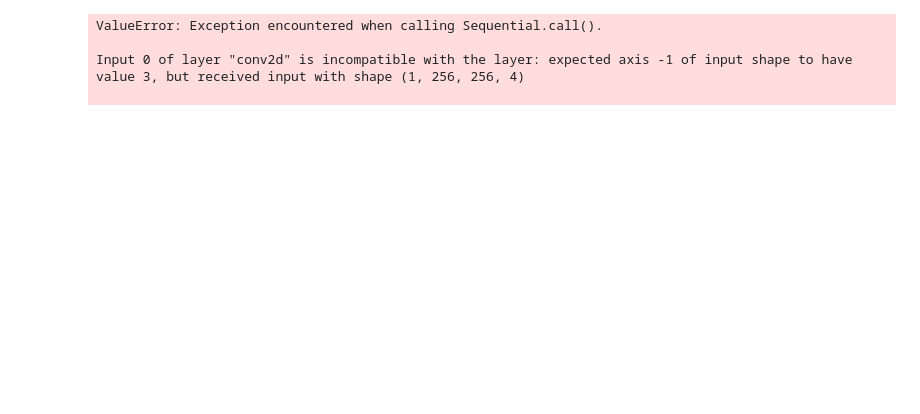
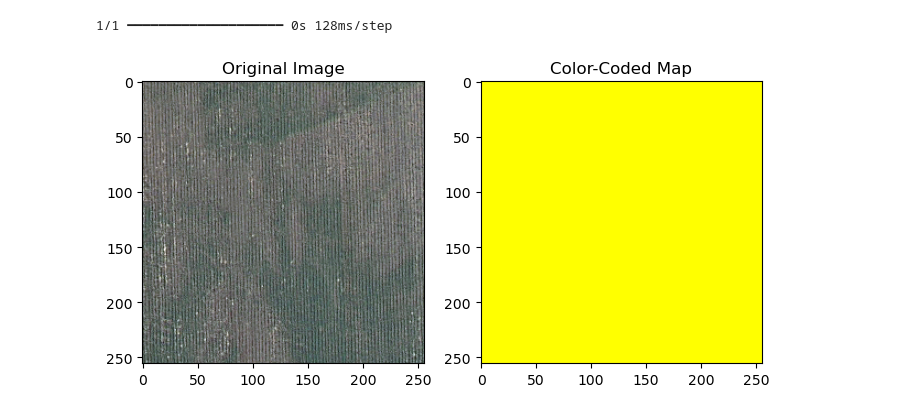
Before and after one commit to Sauravsingh44/ChangePrediction, a Jupyter notebook: ModelA/ChangePreiction.ipynb, the cells around one changed output. Drawn from its saved outputs; the diff is of its cells as text; code cells hidden in the pictures; blank space fills up the shorter version.

```diff
--- a/ModelA/ChangePreiction.ipynb
+++ b/ModelA/ChangePreiction.ipynb
@@ -48,10 +59,2 @@ print(train_data.class_indices)
 # %%
 NUM_CLASSES = len(train_data.class_indices)  # Dynamically set the number of classes
-# %%
-train_data = datagen.flow_from_directory(
-    data_dir,
-    target_size=(IMG_SIZE, IMG_SIZE),
-    batch_size=BATCH_SIZE,
-    class_mode='categorical',  # This ensures one-hot encoding
-    subset='training'
-)
@@ -124,35 +127,33 @@ def predict_and_visualize(image_path):
     # Load and preprocess the input image
     img = Image.open(image_path).resize((IMG_SIZE, IMG_SIZE))
     img_array = np.array(img) / 255.0
     img_array = np.expand_dims(img_array, axis=0)
 
     # Predict the class
     predictions = model.predict(img_array)
     predicted_class = np.argmax(predictions)
 
     # Generate the color-coded map
     color = class_to_color(predicted_class)
 
     # Create a color-coded image
     color_image = np.full((IMG_SIZE, IMG_SIZE, 3), color, dtype=np.uint8)
 
     # Show the original and color-coded images
     plt.figure(figsize=(8, 4))
 
     plt.subplot(1, 2, 1)
     plt.title('Original Image')
     plt.imshow(img)
 
     plt.subplot(1, 2, 2)
     plt.title('Color-Coded Map')
     plt.imshow(color_image)
 
     plt.show()
 
 # Test the function with a random image
-predict_and_visualize(r"../EvaluationMaps/1.png")
+predict_and_visualize(r"../SampleImages/agricultural.png")
 # %% [output]
-ValueError: Exception encountered when calling Sequential.call().
-
-Input 0 of layer "conv2d" is incompatible with the layer: expected axis -1 of input shape to have value 3, but received input with shape (1, 256, 256, 4)
-
+1/1 ━━━━━━━━━━━━━━━━━━━━ 0s 128ms/step
+[figure, added]
```
Also changed, not shown: parts of 6 cells of this notebook.
